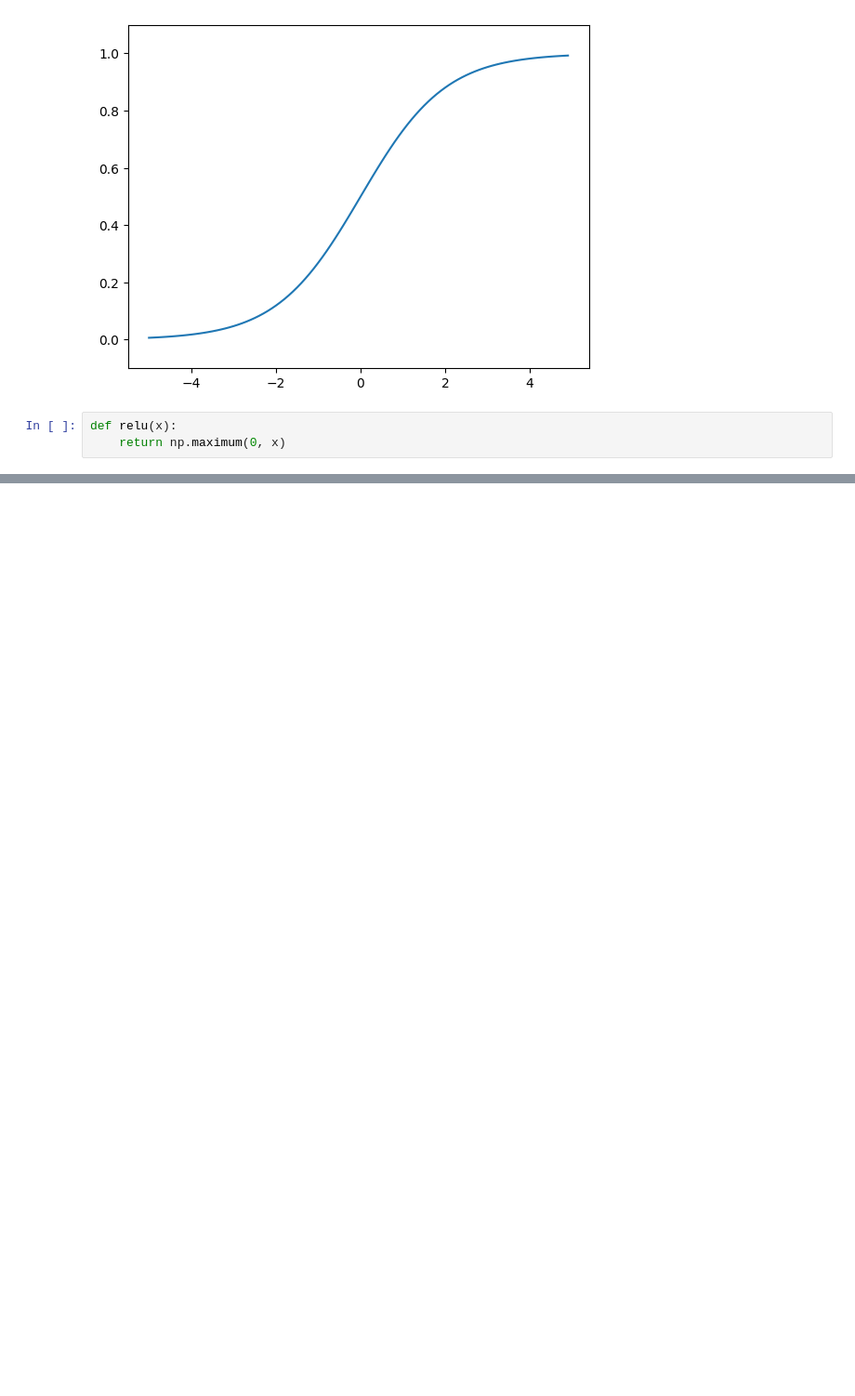
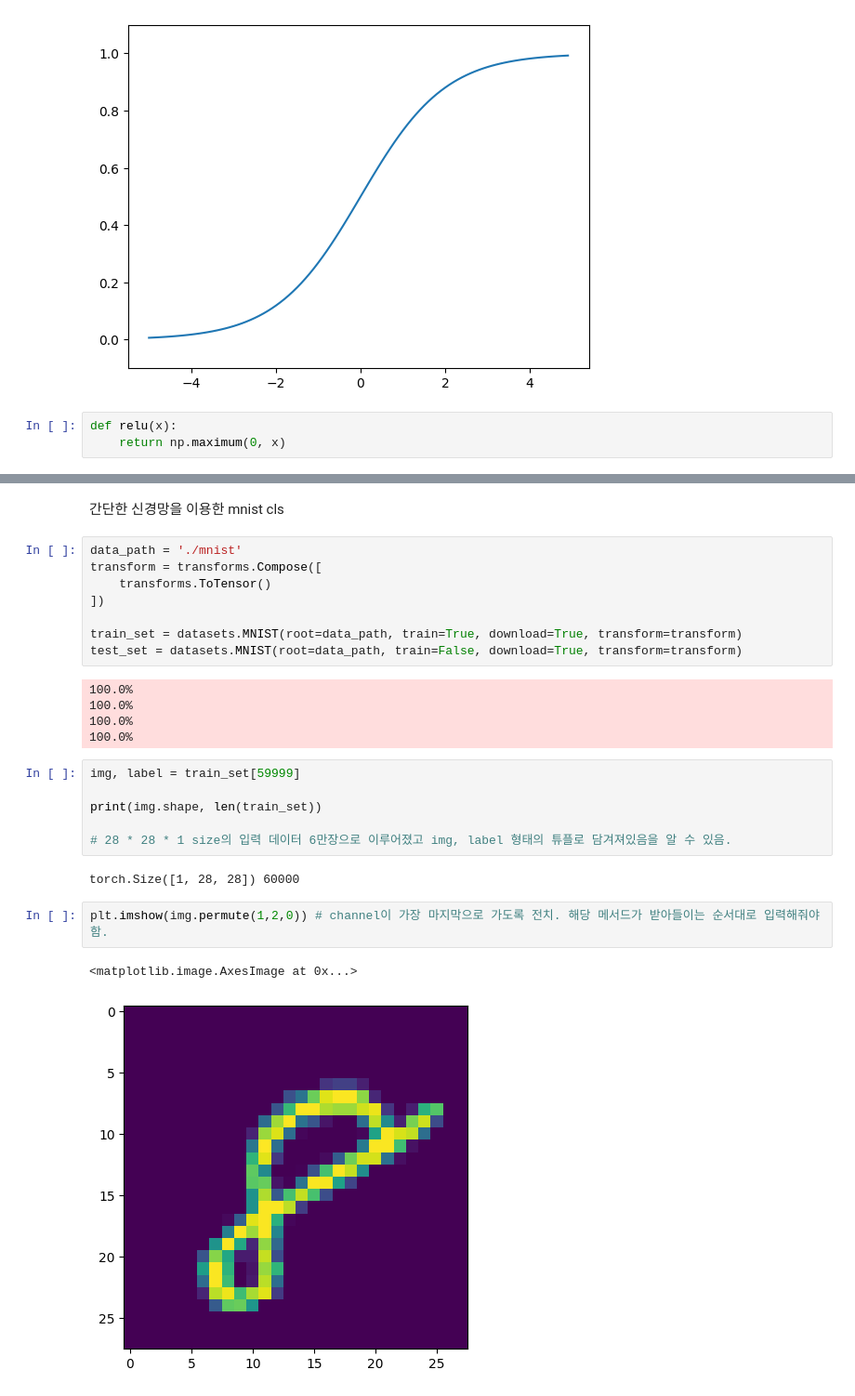
Before and after one commit to jinsooKing/code, a Jupyter notebook: deep learning from scratch/제 3장.ipynb, the cells around one changed output, grey strips where cells are left out. Shown at 93% size. Saved outputs shown, nothing was run; the diff lists cells and outputs as text; blank space fills up the shorter version.

```diff
--- a/deep learning from scratch/제 3장.ipynb
+++ b/deep learning from scratch/제 3장.ipynb
@@ -94,0 +161,28 @@ print(X_out)
+# %% [markdown]
+간단한 신경망을 이용한 mnist cls
+# %%
+data_path = './mnist'
+transform = transforms.Compose([
+    transforms.ToTensor()
+])
+
+train_set = datasets.MNIST(root=data_path, train=True, download=True, transform=transform)
+test_set = datasets.MNIST(root=data_path, train=False, download=True, transform=transform)
+# %% [output]
+100.0%
+100.0%
+100.0%
+100.0%
+# %%
+img, label = train_set[59999]
+
+print(img.shape, len(train_set))
+
+# 28 * 28 * 1 size의 입력 데이터 6만장으로 이루어졌고 img, label 형태의 튜플로 담겨져있음을 알 수 있음.
+# %% [output]
+torch.Size([1, 28, 28]) 60000
+# %%
+plt.imshow(img.permute(1,2,0)) # channel이 가장 마지막으로 가도록 전치. 해당 메서드가 받아들이는 순서대로 입력해줘야함.
+# %% [output]
+<matplotlib.image.AxesImage at 0x...>
+[figure, added]
```
Also changed, not shown: parts of 13 cells of this notebook.
